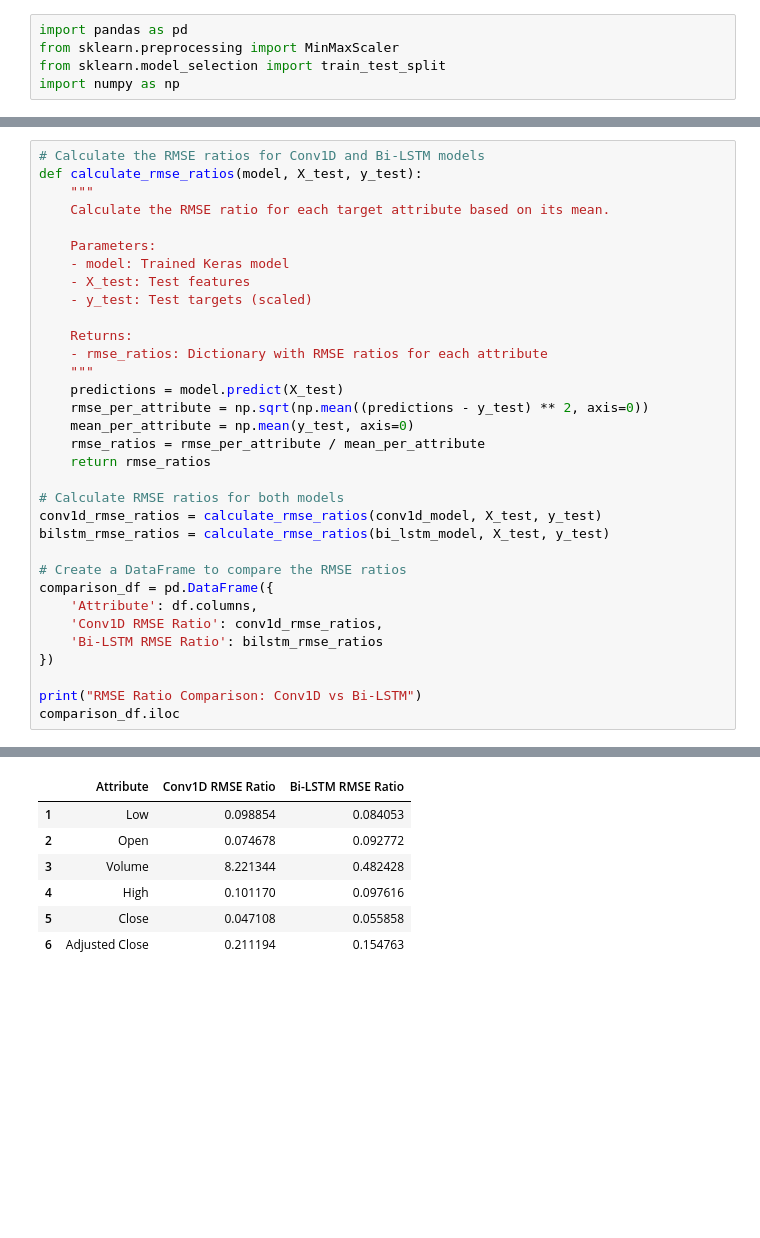
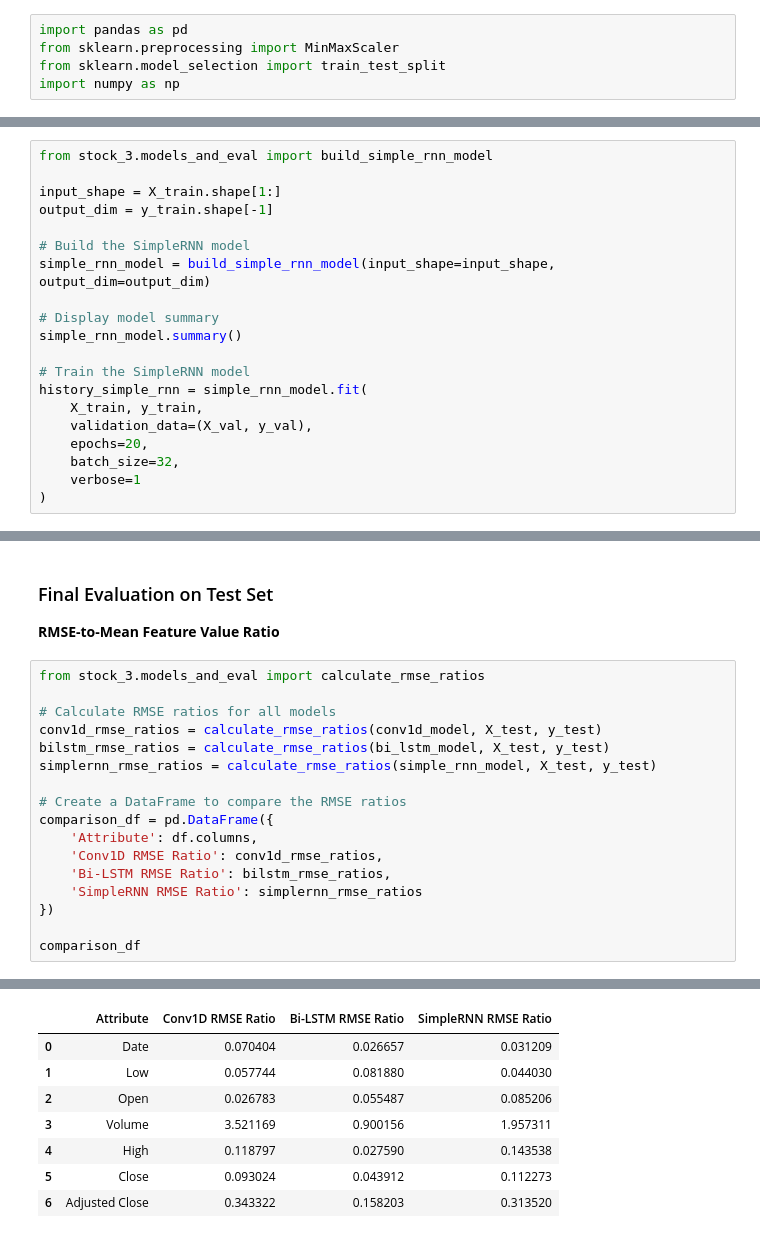
Before and after one commit to the-gauss/tiny-projects-ml, a Jupyter notebook: practice_assignments/u_adelaide/stock_3.ipynb, the cells around one changed output, grey strips where cells are left out. Drawn from its saved outputs; the diff is of its cells as text; blank space fills up the shorter version.

```diff
--- a/practice_assignments/u_adelaide/stock_3.ipynb
+++ b/practice_assignments/u_adelaide/stock_3.ipynb
@@ -45,0 +54,20 @@ X_test shape: (1379, 75, 7), y_test shape: (1379, 7)
+# %%
+from stock_3.models_and_eval import build_simple_rnn_model
+
+input_shape = X_train.shape[1:]
+output_dim = y_train.shape[-1]
+
+# Build the SimpleRNN model
+simple_rnn_model = build_simple_rnn_model(input_shape=input_shape, output_dim=output_dim)
+
+# Display model summary
+simple_rnn_model.summary()
+
+# Train the SimpleRNN model
+history_simple_rnn = simple_rnn_model.fit(
+    X_train, y_train,
+    validation_data=(X_val, y_val),
+    epochs=20,
+    batch_size=32,
+    verbose=1
+)
@@ -262,34 +190,21 @@ Epoch 20/20
+# %% [markdown]
+### Final Evaluation on Test Set
+**RMSE-to-Mean Feature Value Ratio**
 # %%
-# Calculate the RMSE ratios for Conv1D and Bi-LSTM models
-def calculate_rmse_ratios(model, X_test, y_test):
-    """
-    Calculate the RMSE ratio for each target attribute based on its mean.
+from stock_3.models_and_eval import calculate_rmse_ratios
 
-    Parameters:
-    - model: Trained Keras model
-    - X_test: Test features
-    - y_test: Test targets (scaled)
-
-    Returns:
-    - rmse_ratios: Dictionary with RMSE ratios for each attribute
-    """
-    predictions = model.predict(X_test)
-    rmse_per_attribute = np.sqrt(np.mean((predictions - y_test) ** 2, axis=0))
-    mean_per_attribute = np.mean(y_test, axis=0)
-    rmse_ratios = rmse_per_attribute / mean_per_attribute
-    return rmse_ratios
-
-# Calculate RMSE ratios for both models
+# Calculate RMSE ratios for all models
 conv1d_rmse_ratios = calculate_rmse_ratios(conv1d_model, X_test, y_test)
 bilstm_rmse_ratios = calculate_rmse_ratios(bi_lstm_model, X_test, y_test)
+simplernn_rmse_ratios = calculate_rmse_ratios(simple_rnn_model, X_test, y_test)
 
 # Create a DataFrame to compare the RMSE ratios
 comparison_df = pd.DataFrame({
     'Attribute': df.columns,
     'Conv1D RMSE Ratio': conv1d_rmse_ratios,
-    'Bi-LSTM RMSE Ratio': bilstm_rmse_ratios
+    'Bi-LSTM RMSE Ratio': bilstm_rmse_ratios,
+    'SimpleRNN RMSE Ratio': simplernn_rmse_ratios
 })
 
-print("RMSE Ratio Comparison: Conv1D vs Bi-LSTM")
-comparison_df.iloc
+comparison_df
 # %% [output]
@@ -299,7 +214,8 @@ RMSE Ratio Comparison: Conv1D vs Bi-LSTM
-|  | Attribute | Conv1D RMSE Ratio | Bi-LSTM RMSE Ratio |
-| 1 | Low | 0.098854 | 0.084053 |
-| 2 | Open | 0.074678 | 0.092772 |
-| 3 | Volume | 8.221344 | 0.482428 |
-| 4 | High | 0.101170 | 0.097616 |
-| 5 | Close | 0.047108 | 0.055858 |
-| 6 | Adjusted Close | 0.211194 | 0.154763 |
+|  | Attribute | Conv1D RMSE Ratio | Bi-LSTM RMSE Ratio | SimpleRNN RMSE Ratio |
+| 0 | Date | 0.070404 | 0.026657 | 0.031209 |
+| 1 | Low | 0.057744 | 0.081880 | 0.044030 |
+| 2 | Open | 0.026783 | 0.055487 | 0.085206 |
+| 3 | Volume | 3.521169 | 0.900156 | 1.957311 |
+| 4 | High | 0.118797 | 0.027590 | 0.143538 |
+| 5 | Close | 0.093024 | 0.043912 | 0.112273 |
+| 6 | Adjusted Close | 0.343322 | 0.158203 | 0.313520 |
```
Also changed, not shown: parts of 19 cells of this notebook, 3 other files.
